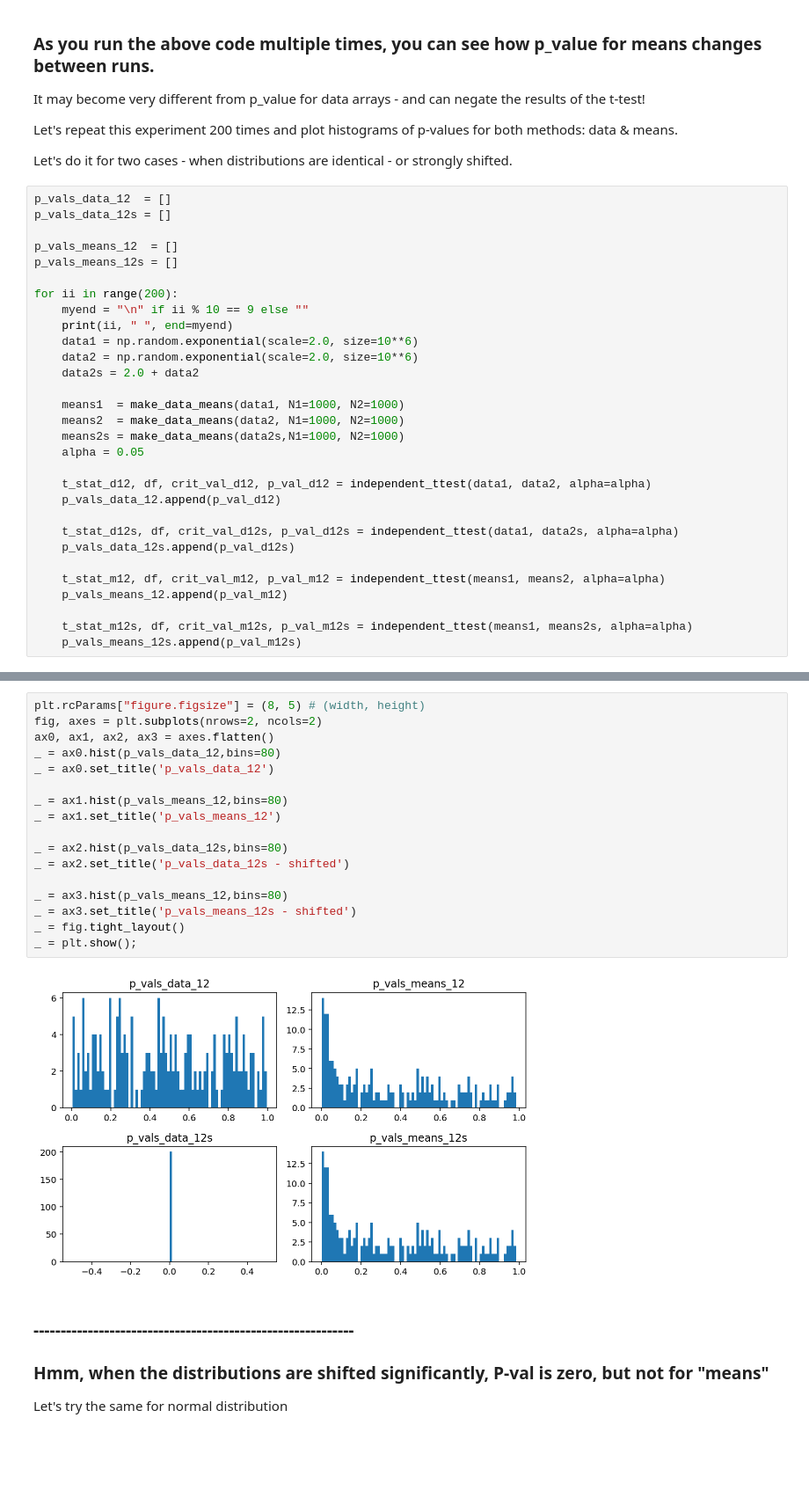
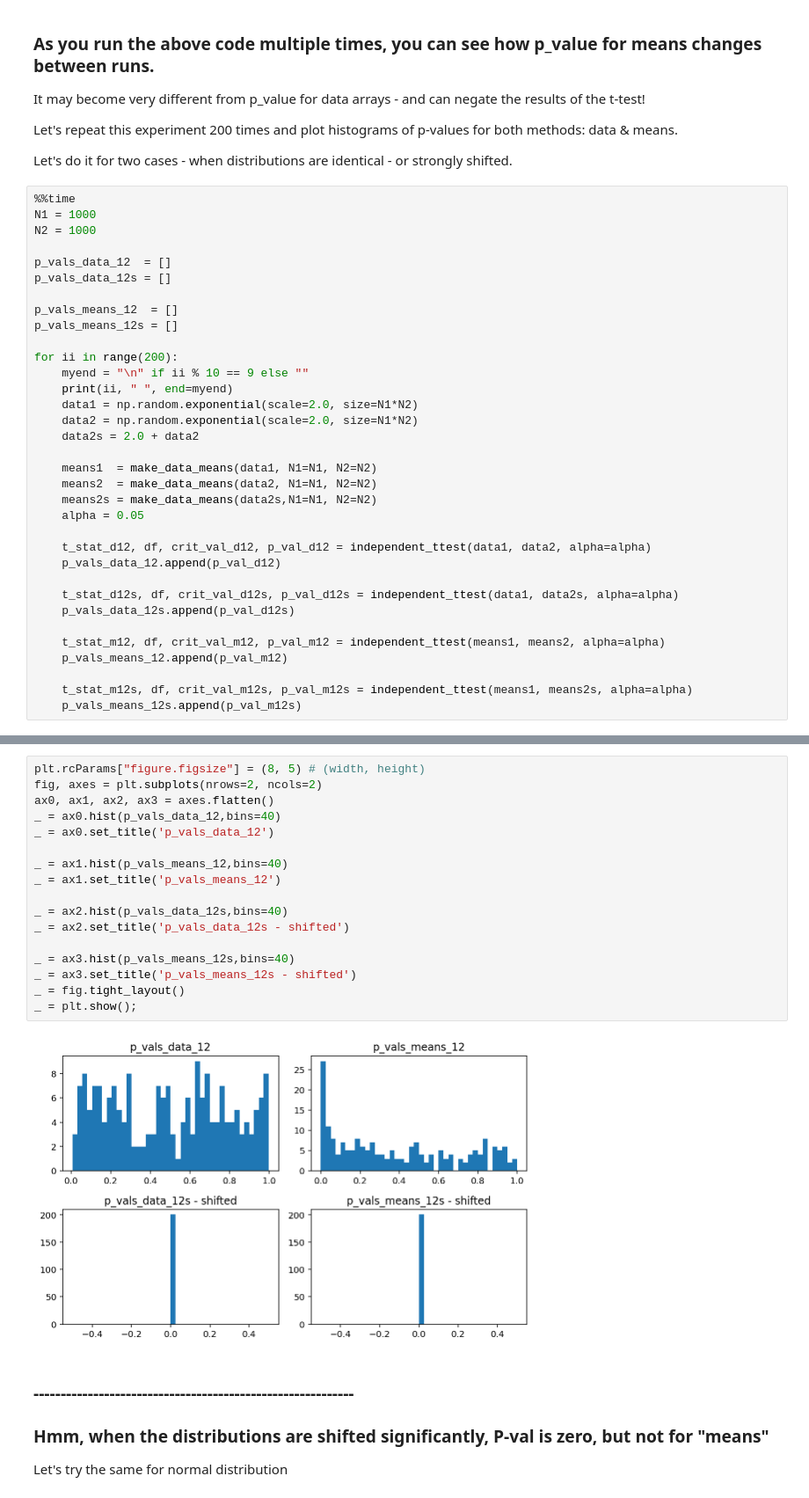
Before and after one commit to lselector/notebooks, a Jupyter notebook: Error_Estimation.ipynb, the cells around one changed output, grey strips where cells are left out. Shown at 88% size. Drawn from its saved outputs; the diff is of its cells as text; blank space fills up the shorter version.

```diff
--- a/Error_Estimation.ipynb
+++ b/Error_Estimation.ipynb
@@ -231,6 +231,10 @@ Let's repeat this experiment 200 times and plot histograms of p-values for both
 
 Let's do it for two cases - when distributions are identical - or strongly shifted.
 # %%
+%%time
+N1 = 1000
+N2 = 1000
+
 p_vals_data_12  = []
 p_vals_data_12s = []
 
@@ -240,13 +244,13 @@ p_vals_means_12s = []
 for ii in range(200):
     myend = "\n" if ii % 10 == 9 else ""
     print(ii, " ", end=myend)
-    data1 = np.random.exponential(scale=2.0, size=10**6)
-    data2 = np.random.exponential(scale=2.0, size=10**6)
+    data1 = np.random.exponential(scale=2.0, size=N1*N2)
+    data2 = np.random.exponential(scale=2.0, size=N1*N2)
     data2s = 2.0 + data2
 
-    means1  = make_data_means(data1, N1=1000, N2=1000)
-    means2  = make_data_means(data2, N1=1000, N2=1000)
-    means2s = make_data_means(data2s,N1=1000, N2=1000)
+    means1  = make_data_means(data1, N1=N1, N2=N2)
+    means2  = make_data_means(data2, N1=N1, N2=N2)
+    means2s = make_data_means(data2s,N1=N1, N2=N2)
     alpha = 0.05
 
     t_stat_d12, df, crit_val_d12, p_val_d12 = independent_ttest(data1, data2, alpha=alpha)
@@ -284,22 +285,22 @@ for ii in range(200):
 # %%
 plt.rcParams["figure.figsize"] = (8, 5) # (width, height)
 fig, axes = plt.subplots(nrows=2, ncols=2)
 ax0, ax1, ax2, ax3 = axes.flatten()
-_ = ax0.hist(p_vals_data_12,bins=80)
+_ = ax0.hist(p_vals_data_12,bins=40)
 _ = ax0.set_title('p_vals_data_12')
 
-_ = ax1.hist(p_vals_means_12,bins=80)
+_ = ax1.hist(p_vals_means_12,bins=40)
 _ = ax1.set_title('p_vals_means_12')
 
-_ = ax2.hist(p_vals_data_12s,bins=80)
+_ = ax2.hist(p_vals_data_12s,bins=40)
 _ = ax2.set_title('p_vals_data_12s - shifted')
 
-_ = ax3.hist(p_vals_means_12,bins=80)
+_ = ax3.hist(p_vals_means_12s,bins=40)
 _ = ax3.set_title('p_vals_means_12s - shifted')
 _ = fig.tight_layout()
 _ = plt.show();
 # %% [output]
-[figure, old version]
+[figure, new version]
 # %% [markdown]
 ### -----------------------------------------------------------
 ### Hmm, when the distributions are shifted significantly, P-val is zero, but not for "means"
```
Also changed, not shown: parts of 10 cells of this notebook.
